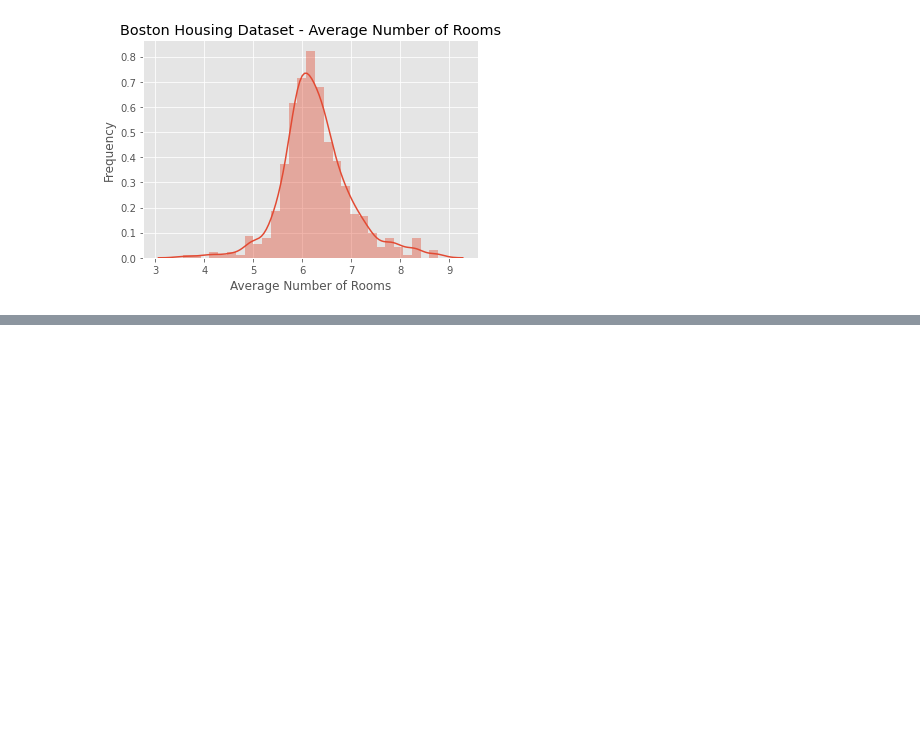
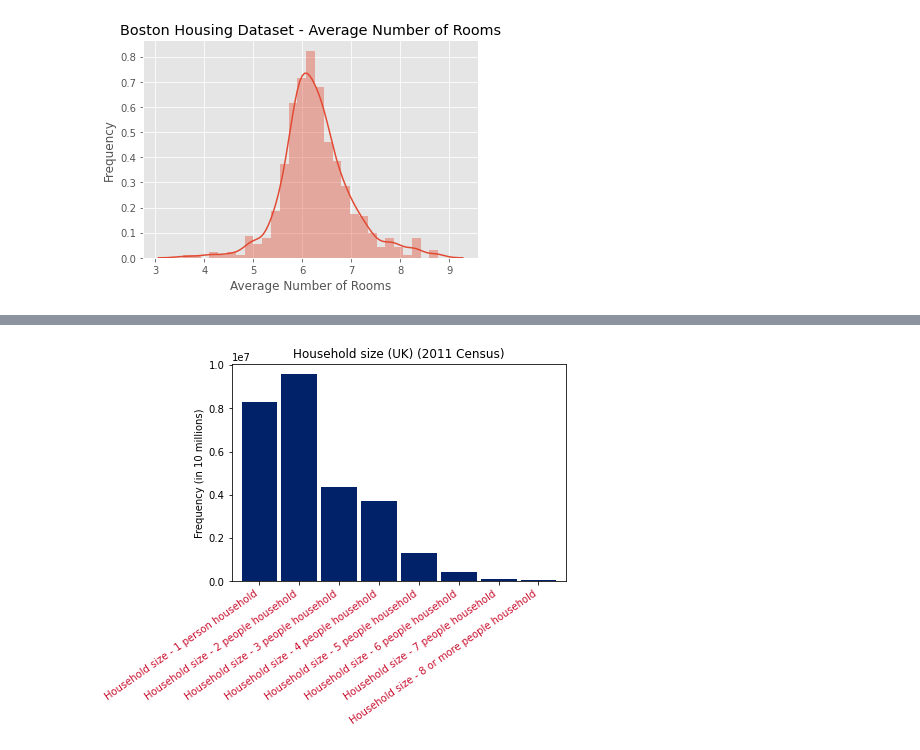
Before and after one commit to dssheldon/ProgDA-Project-SDS, a Jupyter notebook: ProgDA-Project-SDS.ipynb, the cells around one changed output, grey strips where cells are left out. Saved outputs shown, nothing was run; the diff lists cells and outputs as text; code cells hidden in the pictures; blank space fills up the shorter version.

```diff
--- a/ProgDA-Project-SDS.ipynb
+++ b/ProgDA-Project-SDS.ipynb
@@ -273,0 +282,27 @@ plt.show()
+# %%
+# Data from the 2011 Census released by the Office for National Statistics (ONS):
+# Census: Household characteristics - household size and persons per room
+
+# https://www.surreyi.gov.uk/dataset/emynm/census-household-characteristics-household-size-and-persons-per-room
+
+# The size of a household is equal to the number of usual residents in the household.
+
+
+import pandas as pd
+import matplotlib.pyplot as plt
+
+df_hhsize = pd.read_csv("https://www.surreyi.gov.uk/download/emynm/g6z/Household%20size.csv")
+df_hhsize.drop(df_hhsize.columns[[0,1,2,3,5,7,9,11,13,15,17,19]], axis=1, inplace=True)
+
+df_hhsize.loc['Total',:]= df_hhsize.sum(axis=0)
+
+plt.ylabel('Frequency (in 10 millions)')
+
+#Plotting rows by tranposing data in place - https://stackoverflow.com/questions/52392728/create-a-histogram-based-on-one-row-of-a-dataframe:
+
+df_hhsize.T['Total'].plot.bar(title='Household size (UK) (2011 Census)', width = 0.90, color = '#012169', alpha=1)
+plt.xticks(rotation=35, ha='right', color='#c8102e') # https://stackoverflow.com/questions/43520322/matplotlib-move-x-axis-tick-labels-one-position-to-left
+
+plt.show()
+# %% [output]
+[figure, added]
```
Also changed, not shown: parts of 4 cells of this notebook.
